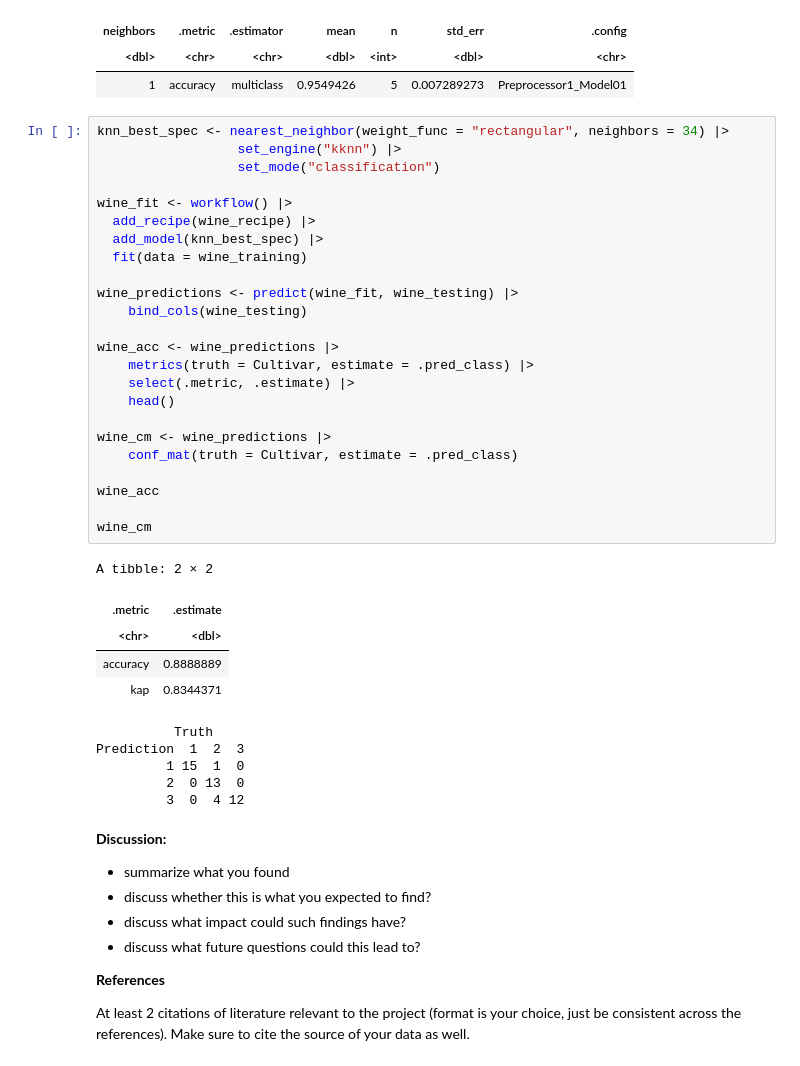
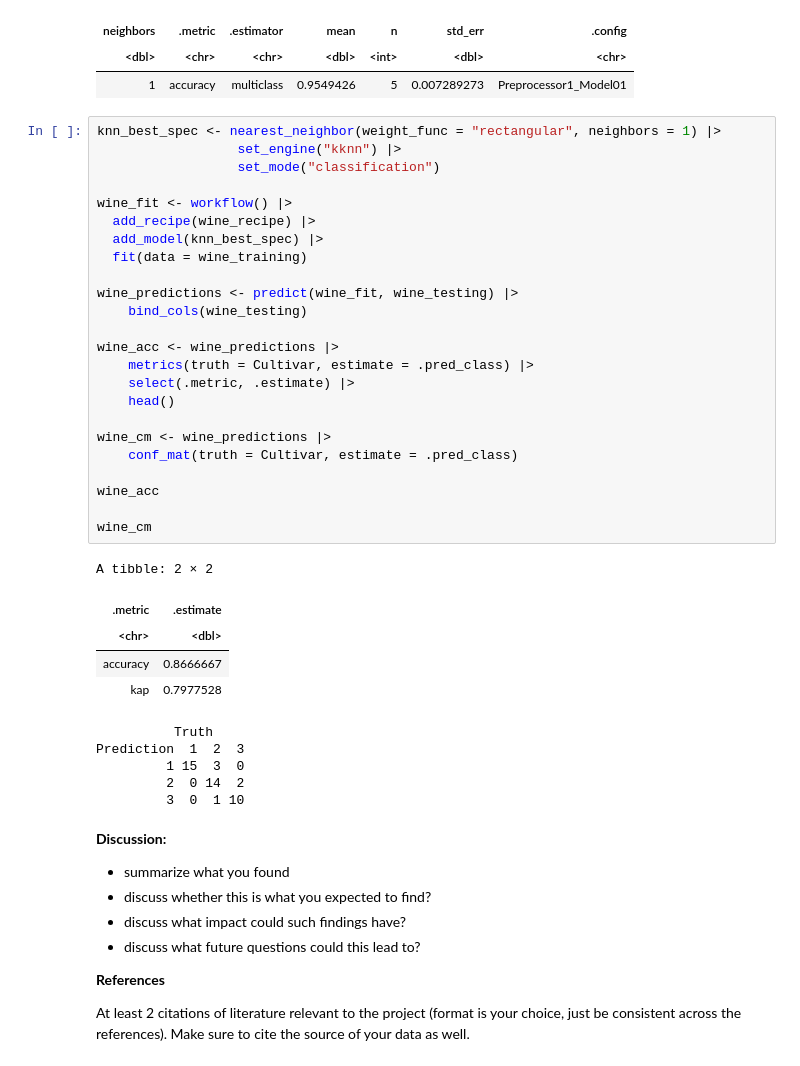
Before and after one commit to bkaanylmz/dsci-100-2022w1-group-95, a Jupyter notebook: WINE.ipynb, the cells around one changed output. Saved outputs shown, nothing was run; the diff lists cells and outputs as text.

```diff
--- a/WINE.ipynb
+++ b/WINE.ipynb
@@ -209,40 +209,40 @@ A tibble: 1 × 7
 | <dbl> | <chr> | <chr> | <dbl> | <int> | <dbl> | <chr> |
 | 1 | accuracy | multiclass | 0.9549426 | 5 | 0.007289273 | Preprocessor1_Model01 |
 # %%
-knn_best_spec <- nearest_neighbor(weight_func = "rectangular", neighbors = 34) |>
+knn_best_spec <- nearest_neighbor(weight_func = "rectangular", neighbors = 1) |>
                   set_engine("kknn") |>
                   set_mode("classification")
 
 wine_fit <- workflow() |>
   add_recipe(wine_recipe) |>
   add_model(knn_best_spec) |>
   fit(data = wine_training)
 
 wine_predictions <- predict(wine_fit, wine_testing) |>
     bind_cols(wine_testing)
 
 wine_acc <- wine_predictions |>
     metrics(truth = Cultivar, estimate = .pred_class) |>
     select(.metric, .estimate) |>
     head()
 
 wine_cm <- wine_predictions |>
     conf_mat(truth = Cultivar, estimate = .pred_class)
 
 wine_acc
 
 wine_cm
 # %% [output]
 A tibble: 2 × 2
 | .metric | .estimate |
 | <chr> | <dbl> |
-| accuracy | 0.8888889 |
-| kap | 0.8344371 |
+| accuracy | 0.8666667 |
+| kap | 0.7977528 |
           Truth
 Prediction  1  2  3
-         1 15  1  0
-         2  0 13  0
-         3  0  4 12
+         1 15  3  0
+         2  0 14  2
+         3  0  1 10
 # %% [markdown]
 **Discussion:**
 - summarize what you found
```
